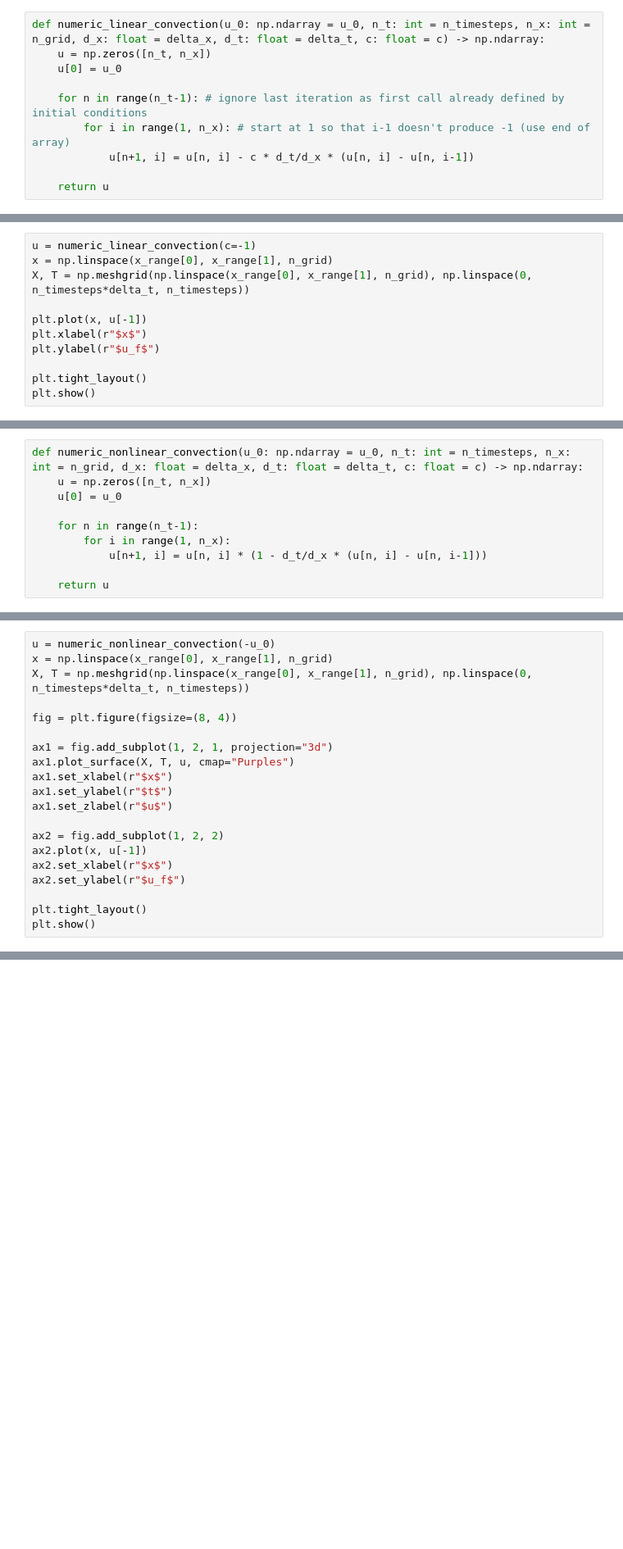
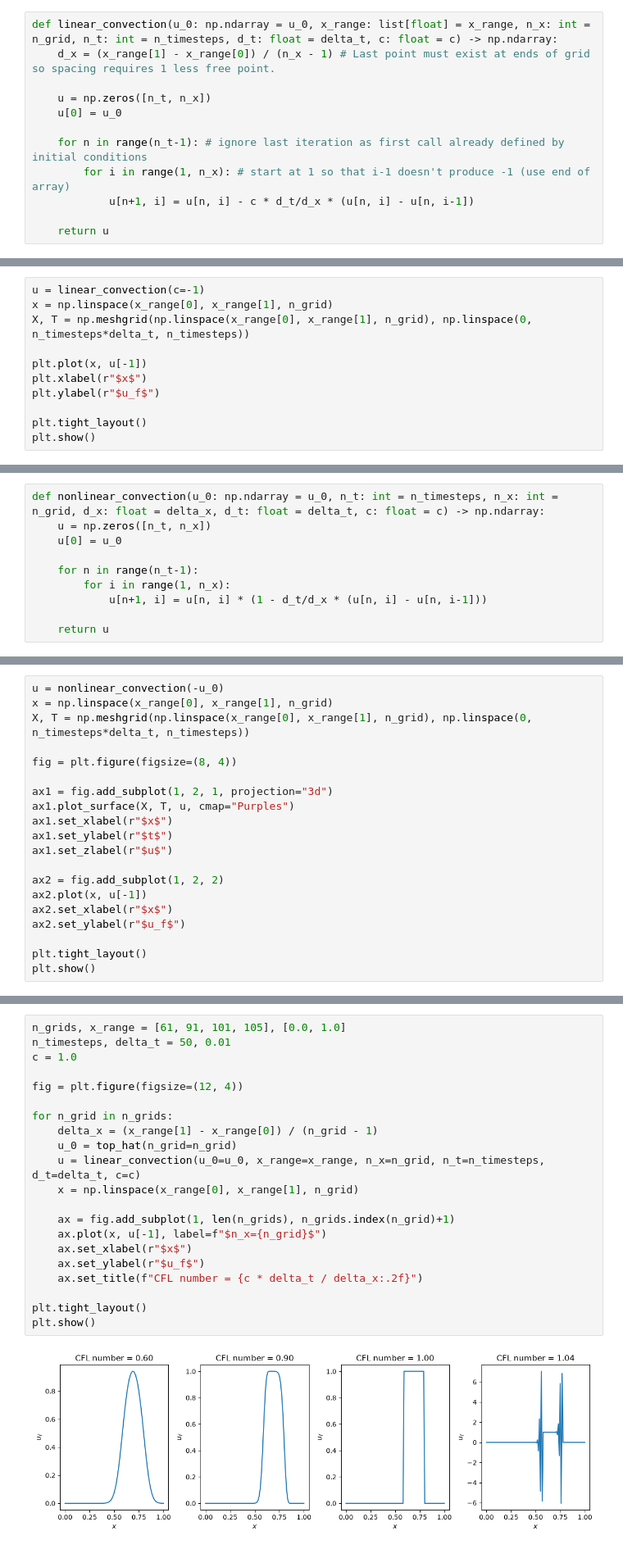
Before and after one commit to SamGr64/CFD-Suite, a Jupyter notebook: CFD.ipynb, the cells around one changed output, grey strips where cells are left out. Shown at 82% size. Cells and saved outputs as stored; diff of their text form; blank space fills up the shorter version.

```diff
--- a/CFD.ipynb
+++ b/CFD.ipynb
@@ -82,7 +82,9 @@ plt.show()
 # %% [markdown]
 Let's explore how this state evolves over time under the discretised convection eq<sup>n</sup>, performing our numeric approximation outlined previously. We first initialise the evolution array (preventing excessive storage allocation) and then populate it with sucessive speed timesteps. For a given $n$ in time, the function numerically finds the next spatial state from the previous one; implemented by nesting the spatial loop in the temporal loop.
 # %%
-def numeric_linear_convection(u_0: np.ndarray = u_0, n_t: int = n_timesteps, n_x: int = n_grid, d_x: float = delta_x, d_t: float = delta_t, c: float = c) -> np.ndarray:
+def linear_convection(u_0: np.ndarray = u_0, x_range: list[float] = x_range, n_x: int = n_grid, n_t: int = n_timesteps, d_t: float = delta_t, c: float = c) -> np.ndarray:
+    d_x = (x_range[1] - x_range[0]) / (n_x - 1) # Last point must exist at ends of grid so spacing requires 1 less free point.
+
     u = np.zeros([n_t, n_x])
     u[0] = u_0
 
@@ -116,7 +118,7 @@ plt.show()
 # %% [markdown]
 As we can see the hat is successfully progressing over time at a constant speed. The final state on the right has moved, but the hat has smoothed over time. Furthermore, while testing it was reveled that unstable artefacts may appear for runs with reversed speed or lower temporal resolution.
 # %%
-u = numeric_linear_convection(c=-1)
+u = linear_convection(c=-1)
 x = np.linspace(x_range[0], x_range[1], n_grid)
 X, T = np.meshgrid(np.linspace(x_range[0], x_range[1], n_grid), np.linspace(0, n_timesteps*delta_t, n_timesteps))
 
@@ -143,7 +145,7 @@ $$u_i^{n+1} = u_i^n - u_i^n \frac{\Delta t}{\Delta x}(u_i^{n} - u_{i-1}^n)$$
 
 Let's see how this evolves over time with a more granular resolution.
 # %%
-def numeric_nonlinear_convection(u_0: np.ndarray = u_0, n_t: int = n_timesteps, n_x: int = n_grid, d_x: float = delta_x, d_t: float = delta_t, c: float = c) -> np.ndarray:
+def nonlinear_convection(u_0: np.ndarray = u_0, n_t: int = n_timesteps, n_x: int = n_grid, d_x: float = delta_x, d_t: float = delta_t, c: float = c) -> np.ndarray:
     u = np.zeros([n_t, n_x])
     u[0] = u_0
 
@@ -177,7 +179,7 @@ plt.show()
 # %% [markdown]
 To stress-test the approximation, let's also observe if the initial conditions (speeds) where switched to negative values. While we don't know yet if the shape is correct, we are anticipate the same shape but inveretd.
 # %%
-u = numeric_nonlinear_convection(-u_0)
+u = nonlinear_convection(-u_0)
 x = np.linspace(x_range[0], x_range[1], n_grid)
 X, T = np.meshgrid(np.linspace(x_range[0], x_range[1], n_grid), np.linspace(0, n_timesteps*delta_t, n_timesteps))
 
@@ -248,0 +261,23 @@ This has now produced the same shape as the positive initial condition and staba
+# %%
+n_grids, x_range = [61, 91, 101, 105], [0.0, 1.0]
+n_timesteps, delta_t = 50, 0.01
+c = 1.0
+
+fig = plt.figure(figsize=(12, 4))
+
+for n_grid in n_grids:
+    delta_x = (x_range[1] - x_range[0]) / (n_grid - 1)
+    u_0 = top_hat(n_grid=n_grid)
+    u = linear_convection(u_0=u_0, x_range=x_range, n_x=n_grid, n_t=n_timesteps, d_t=delta_t, c=c)
+    x = np.linspace(x_range[0], x_range[1], n_grid)
+
+    ax = fig.add_subplot(1, len(n_grids), n_grids.index(n_grid)+1)
+    ax.plot(x, u[-1], label=f"$n_x={n_grid}$")
+    ax.set_xlabel(r"$x$")
+    ax.set_ylabel(r"$u_f$")
+    ax.set_title(f"CFL number = {c * delta_t / delta_x:.2f}")
+
+plt.tight_layout()
+plt.show()
+# %% [output]
+[figure, added]
```
Also changed, not shown: parts of 8 cells of this notebook.
